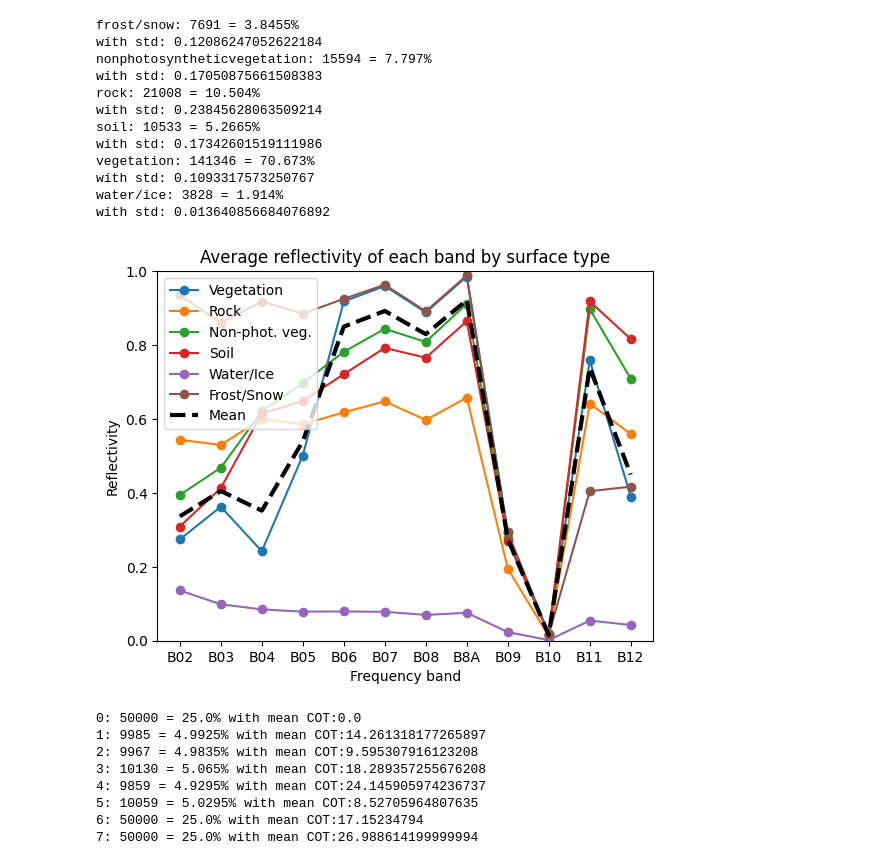
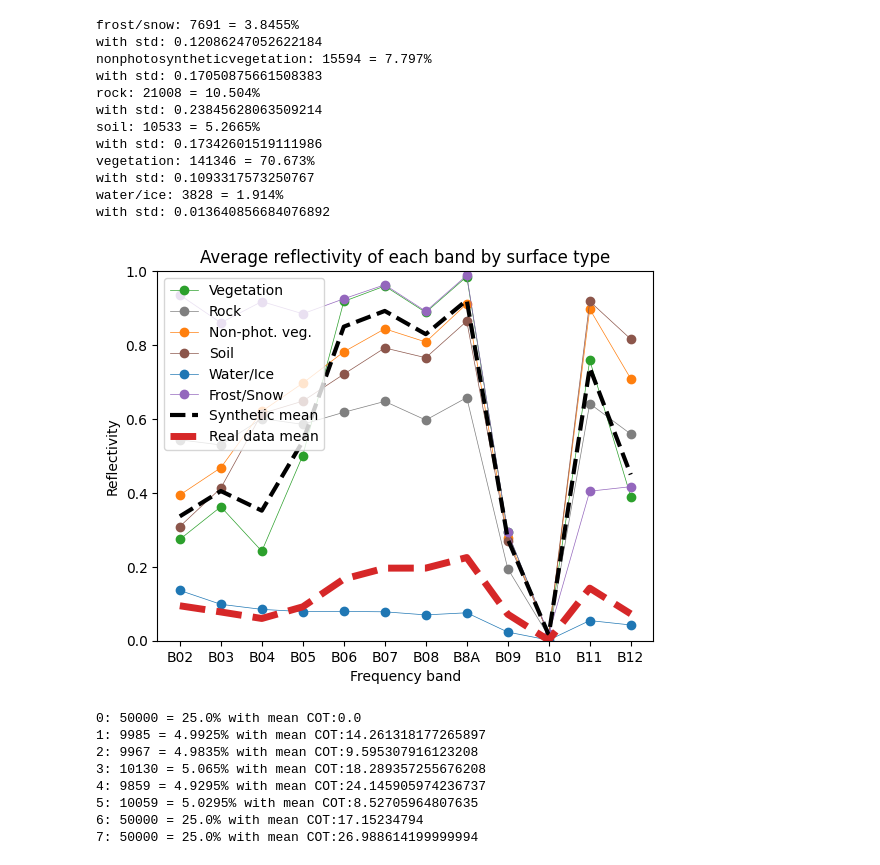
Before and after one commit to chiara-aisweden/cloud_rm, a Jupyter notebook: DataVis.ipynb, the cells around one changed output. Cells and saved outputs as stored; diff of their text form; code cells hidden in the pictures.

```diff
--- a/DataVis.ipynb
+++ b/DataVis.ipynb
@@ -85,36 +85,52 @@ with std: 0.1093317573250767
 water/ice: 3828 = 1.914%
 with std: 0.013640856684076892
 # %%
+#Decide whether to include real mean
+include_real=True
+
 #Find surface types
 surfs = ['vegetation','rock','nonphotosyntheticvegetation','soil','water/ice','frost/snow']
 
 #Find mean reflectivities of each non-water surf type
 surf_means=np.zeros([len(surfs),len(clearcols)])
 for i in range(len(surfs)):
     surf_means[i,:]=np.mean(df[df['Surface_Desc_Dumb']==surfs[i]][clearcols],axis=0)
 
 #Find total mean
 total_mean=np.mean(df[clearcols],axis=0)
 total_std=np.std(df[clearcols],axis=0)
 
+#Import Real images mean
+if include_real:
+    real_ex_mean=[0.09453778, 0.0777872 , 0.06017147, 0.09173835, 0.16690802, 0.19634993, 0.19650194, 0.22506709, 0.0717202 , 0.00139894, 0.14225991, 0.07273129]
+
 #Print deviations
 x=np.arange(len(clearcols))
 plt.figure()
-for i in range(len(surfs)):
-    plt.plot(x,surf_means[i,:].flatten(),'-o')
+plt.plot(x,surf_means[0,:].flatten(),'-o',linewidth=0.5,c='tab:green')
+plt.plot(x,surf_means[1,:].flatten(),'-o',linewidth=0.5,c='tab:gray')
+plt.plot(x,surf_means[2,:].flatten(),'-o',linewidth=0.5,c='tab:orange')
+plt.plot(x,surf_means[3,:].flatten(),'-o',linewidth=0.5,c='tab:brown')
+plt.plot(x,surf_means[4,:].flatten(),'-o',linewidth=0.5,c='tab:blue')
+plt.plot(x,surf_means[5,:].flatten(),'-o',linewidth=0.5,c='tab:purple')
 
 plt.plot(x,total_mean,'--',c='black',linewidth=3.0)
+if include_real:
+    plt.plot(x,real_ex_mean,'--',c='tab:red',linewidth=5.0)
 
 plt.xticks(x, ['B02','B03','B04','B05','B06','B07','B08','B8A','B09','B10','B11','B12'])
 plt.title('Average reflectivity of each band by surface type')
 plt.xlabel('Frequency band')
 plt.ylabel('Reflectivity')
-plt.legend(['Vegetation','Rock','Non-phot. veg.','Soil','Water/Ice','Frost/Snow','Mean'],loc='upper left')
+if include_real:
+    plt.legend(['Vegetation','Rock','Non-phot. veg.','Soil','Water/Ice','Frost/Snow','Synthetic mean', 'Real data mean'],loc='upper left')
+else:
+    plt.legend(['Vegetation','Rock','Non-phot. veg.','Soil','Water/Ice','Frost/Snow','Synthetic mean'],loc='upper left')
 ax = plt.gca()
 ax.set_ylim([0, 1])
 plt.show()
 # %% [output]
-[figure, old version]
+[figure, new version]
 # %%
 #Find rates of each cloud type, group mixed clouds for clarity
 clouds_all=np.array(df['Cloud_Type'])
```
Also changed, not shown: parts of 4 cells of this notebook, 45 other files.
